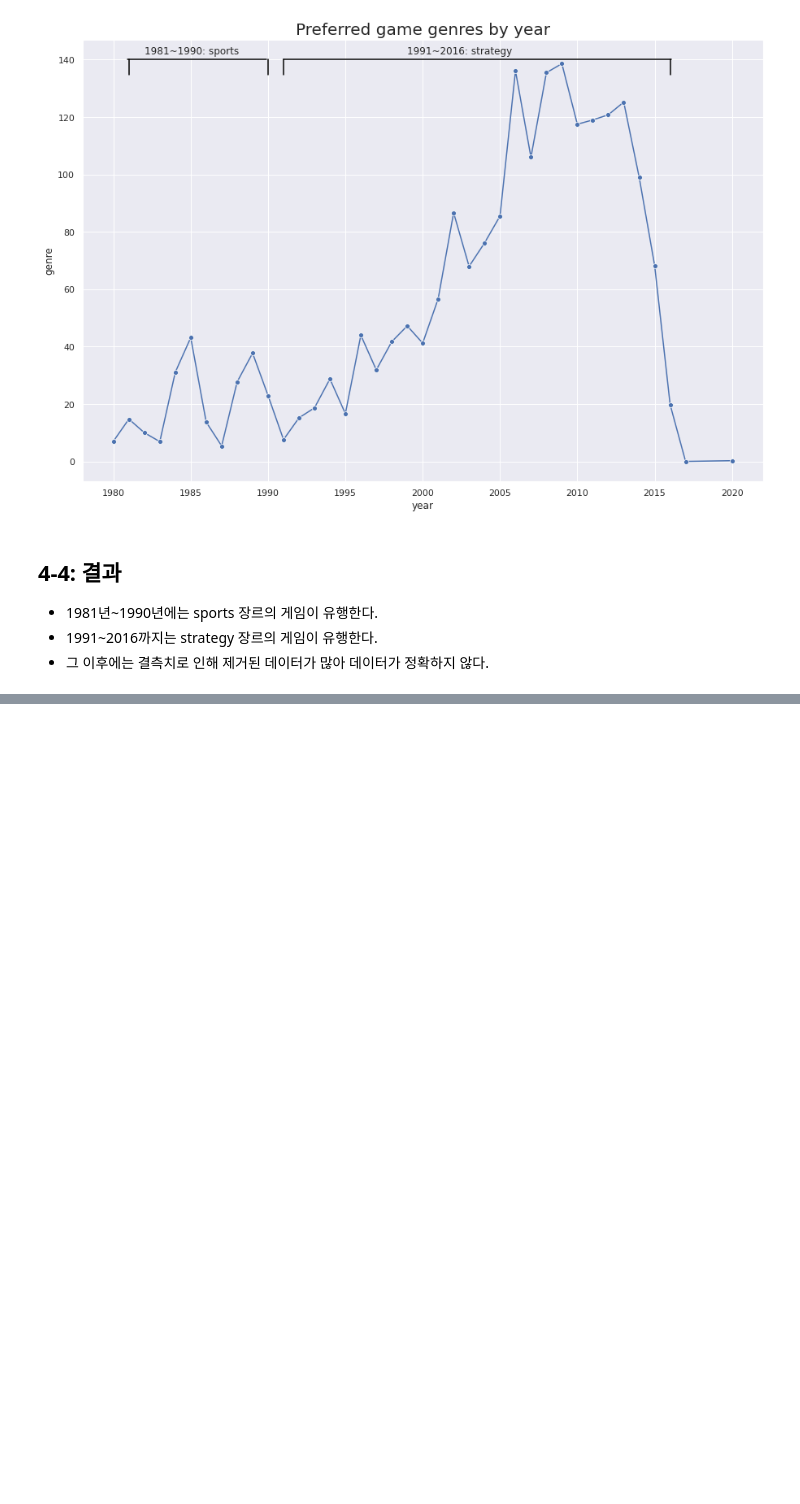
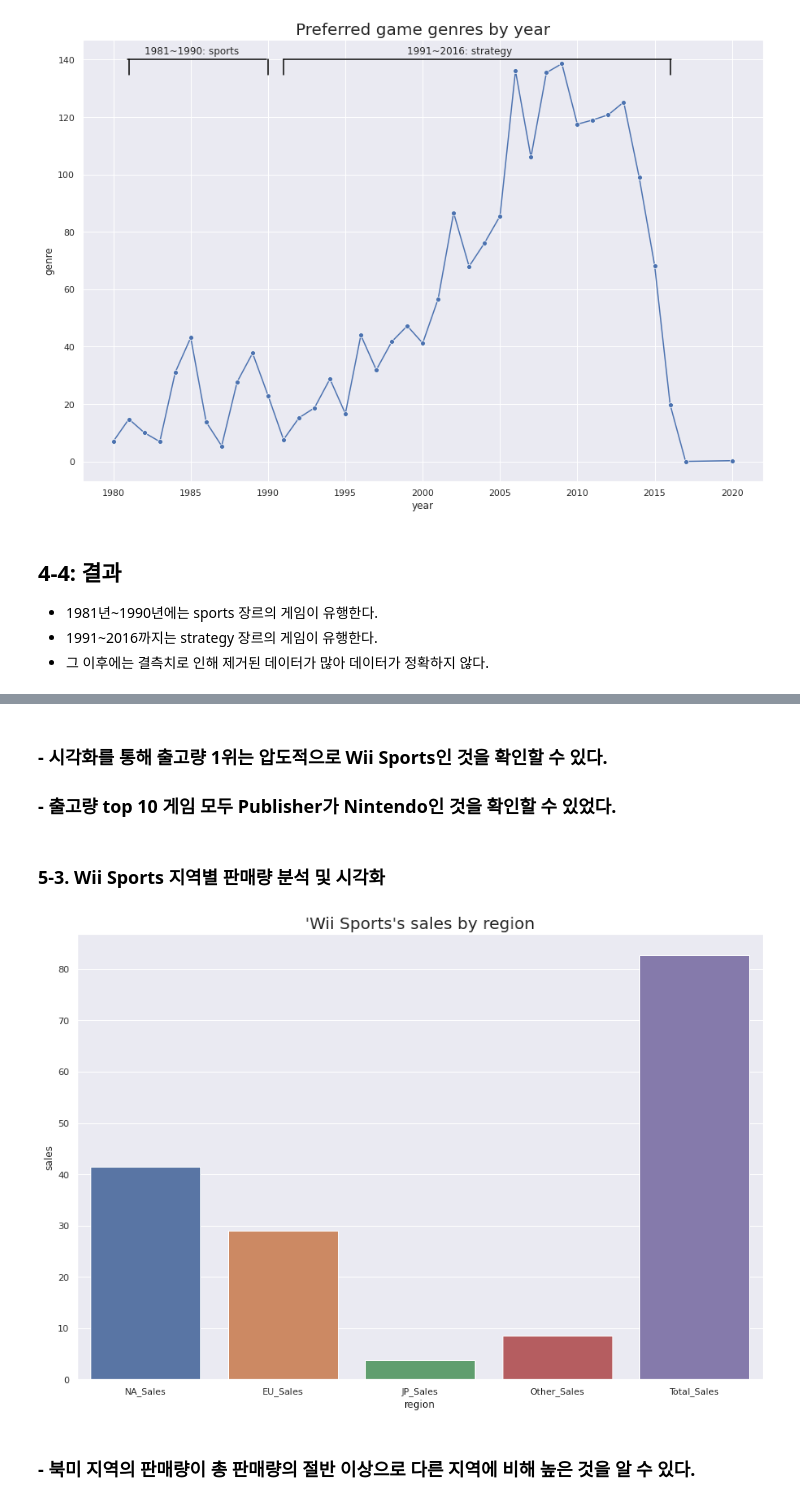
Before and after one commit to woorim99/AIB_12th_project, a Jupyter notebook: Section 1/Section1_AI_12_이우림.ipynb, the cells around one changed output, grey strips where cells are left out. Drawn from its saved outputs; the diff is of its cells as text; code cells hidden in the pictures; blank space fills up the shorter version.

```diff
--- a/Section 1/Section1_AI_12_이우림.ipynb
+++ b/Section 1/Section1_AI_12_이우림.ipynb
@@ -302,0 +336,19 @@ sns.lineplot(x='Year', y='Total_Sales', data=year_genre_max, marker='o');
+# %% [markdown]
+### - 시각화를 통해 출고량 1위는 압도적으로 Wii Sports인 것을 확인할 수 있다.
+### - 출고량 top 10 게임 모두 Publisher가 Nintendo인 것을 확인할 수 있었다.
+# %% [markdown]
+### 5-3. Wii Sports 지역별 판매량 분석 및 시각화
+# %%
+df_1st = df[df['Name'] == 'Wii Sports'].reset_index(drop = True)
+df_1st = df_1st.drop(['Year'], axis=1).drop(['Unnamed: 0'],axis=1)
+sns.set(style='darkgrid')
+plt.figure(figsize=(15, 10))
+plt.title("'Wii Sports's sales by region", fontsize=20)
+plt.xlabel("region")
+plt.ylabel("sales")
+
+sns.barplot(data=df_1st);
+# %% [output]
+[figure, added]
+# %% [markdown]
+### - 북미 지역의 판매량이 총 판매량의 절반 이상으로 다른 지역에 비해 높은 것을 알 수 있다.
```
Also changed, not shown: parts of 6 cells of this notebook.
